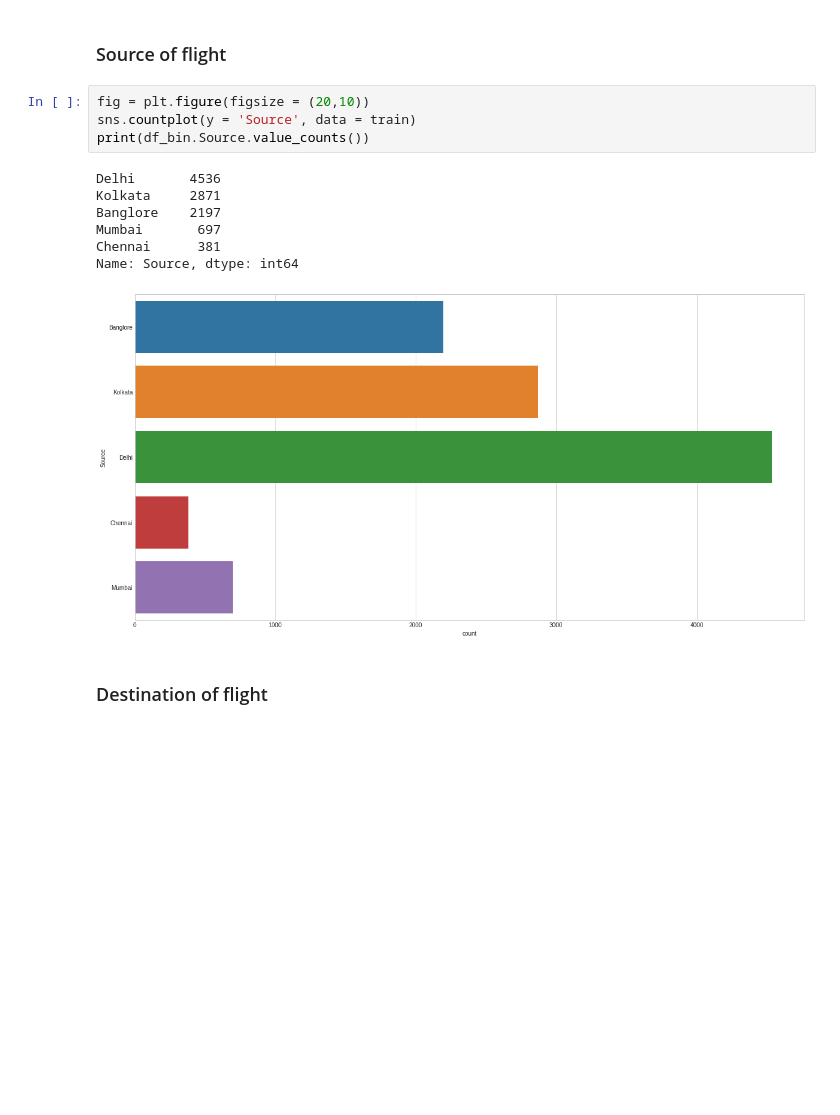
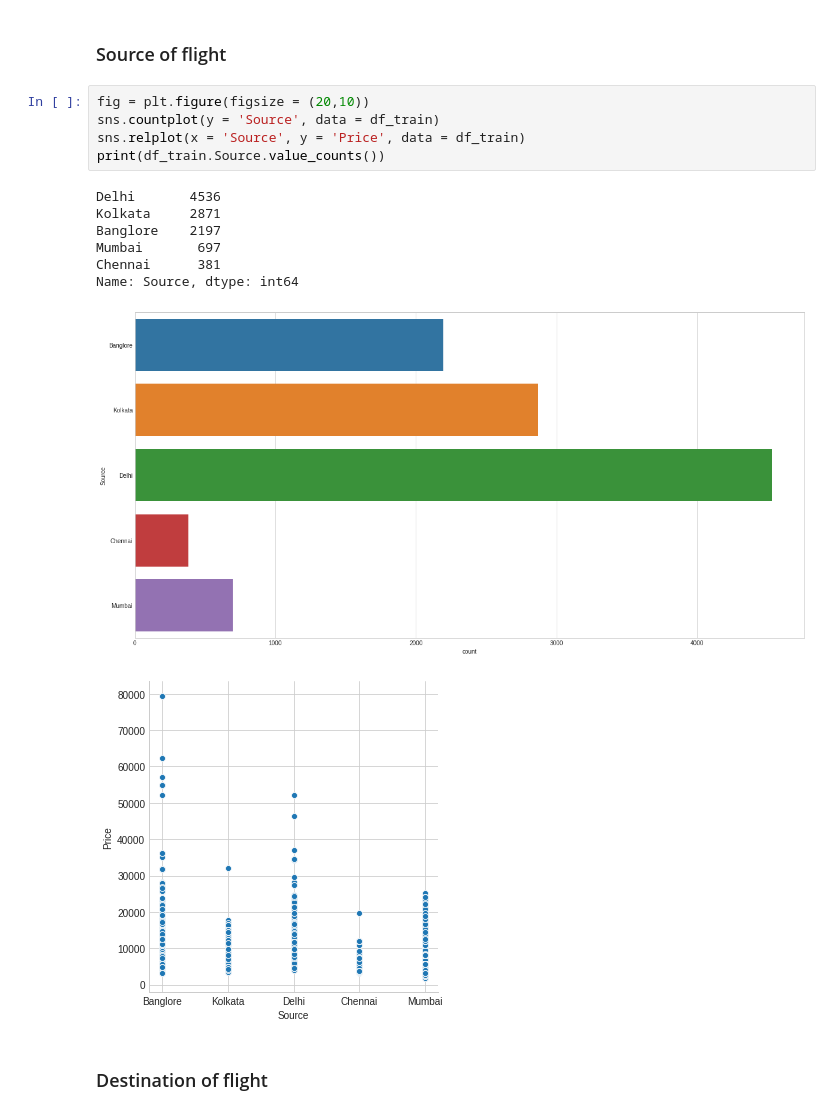
Before and after one commit to shubham-singh-ss/Plane-Ticket-Price-Prediction, a Jupyter notebook: flight_price_prediction.ipynb, the cells around one changed output. Drawn from its saved outputs; the diff is of its cells as text; blank space fills up the shorter version.

```diff
--- a/flight_price_prediction.ipynb
+++ b/flight_price_prediction.ipynb
@@ -195,16 +205,18 @@ Name: Date_of_Journey, dtype: int64
 ### Source of flight
 # %%
 fig = plt.figure(figsize = (20,10))
-sns.countplot(y = 'Source', data = train)
-print(df_bin.Source.value_counts())
+sns.countplot(y = 'Source', data = df_train)
+sns.relplot(x = 'Source', y = 'Price', data = df_train)
+print(df_train.Source.value_counts())
 # %% [output]
 Delhi       4536
 Kolkata     2871
 Banglore    2197
 Mumbai       697
 Chennai      381
 Name: Source, dtype: int64
 [figure]
+[figure, added]
 # %% [markdown]
 ### Destination of flight
 # %%
```
Also changed, not shown: parts of 13 cells of this notebook.
